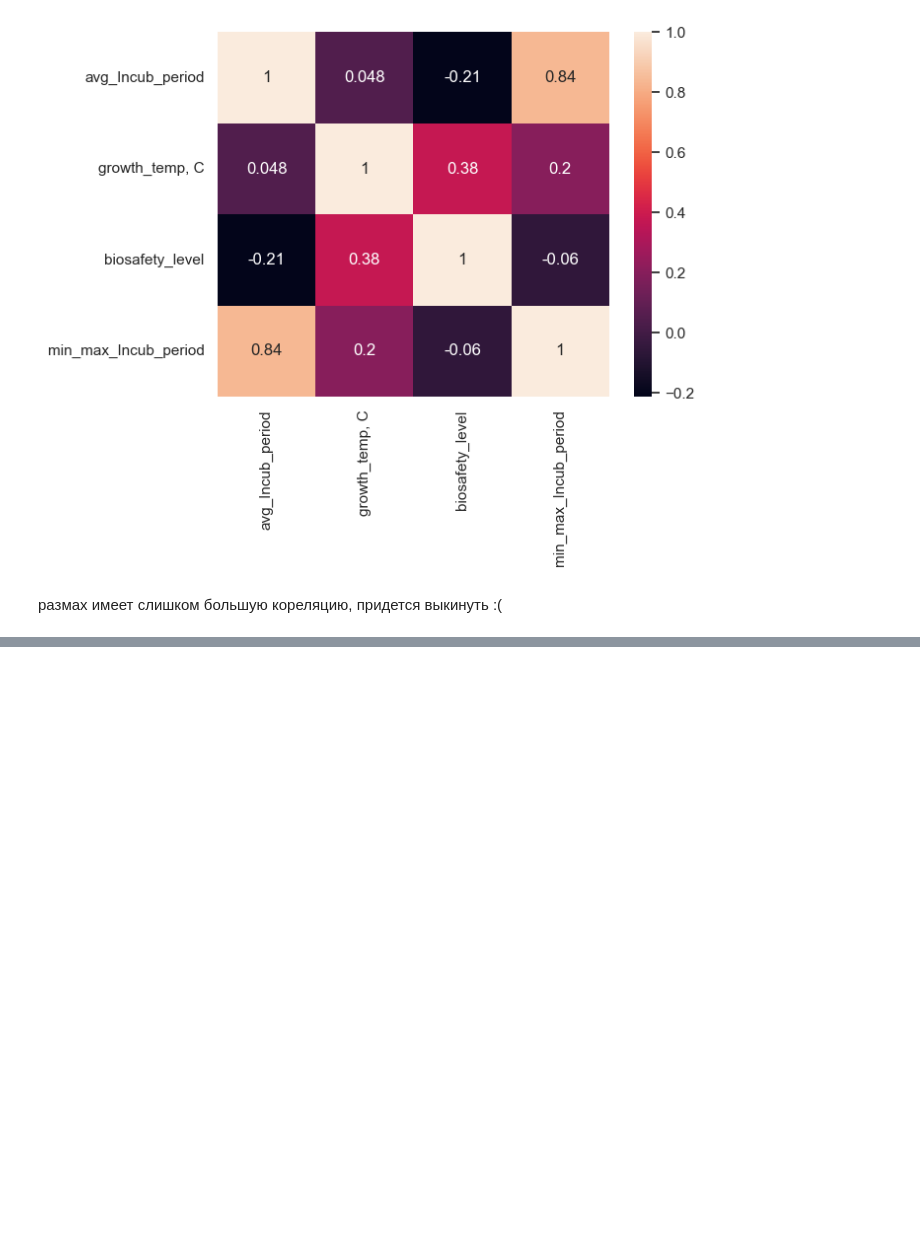
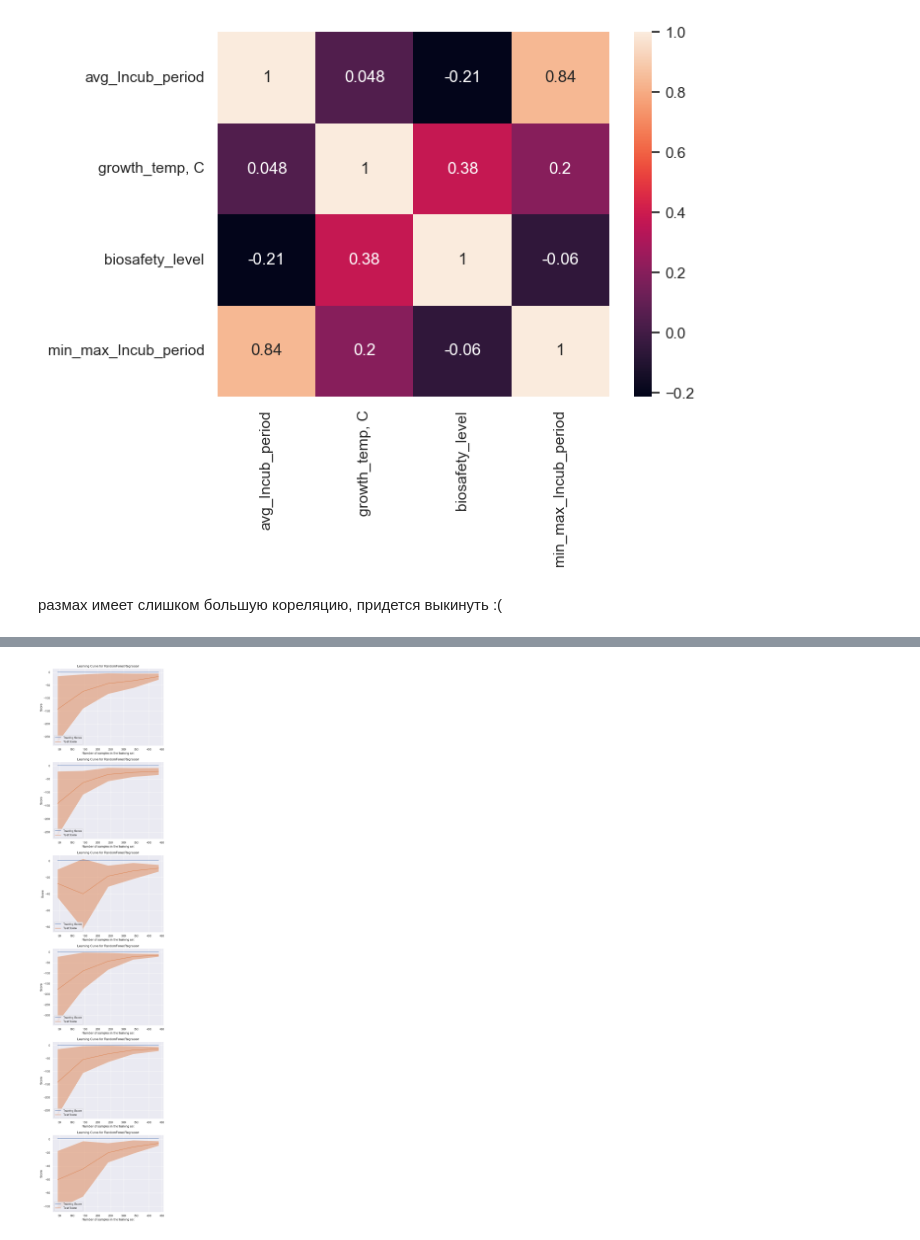
Before and after one commit to vahahahart/hackathon_team_3, a Jupyter notebook: tmp_vah.ipynb, the cells around one changed output, grey strips where cells are left out. Saved outputs shown, nothing was run; the diff lists cells and outputs as text; code cells hidden in the pictures; blank space fills up the shorter version.

Commit message:
add models to tmp_vah

```diff
--- a/tmp_vah.ipynb
+++ b/tmp_vah.ipynb
@@ -638,0 +669,4 @@ df_dummy.shape
+# %%
+X, y = df_dummy.drop(columns=['ZOI_drug_NP']), df_dummy['ZOI_drug_NP']
+# %%
+X_train, X_test, y_train, y_test = train_test_split(X, y, test_size=0.2, random_state=random_state)
@@ -638,0 +675,20 @@ df_dummy.shape
+# %%
+models = [
+    Lasso(random_state=random_state),
+    Ridge(random_state=random_state),
+    DecisionTreeRegressor(random_state=random_state),
+    KNeighborsRegressor(),
+    SVR(),
+    RandomForestRegressor(random_state=random_state, ),
+    # GradientBoostingRegressor(random_state=random_state),
+    # CatBoostRegressor(random_state=random_state, verbose=False) # early_stopping_rounds=?
+]
+# %%
+for model in models:
+    print('---', model.__class__.__name__, '---')
+
+    pipe = Pipeline([('scaler', RobustScaler()), ('model', model)])
+    pipe.fit(X_train, y_train)
+
+    r2 = r2_score(y_test, pipe.predict(X_test))
+    print(f'Score: {r2}\n')
@@ -638,0 +732,15 @@ df_dummy.shape
+# %%
+fig, ax = plt.subplots(len(models), 1, figsize=(7,30))
+ax = ax.flatten()
+for i, model in enumerate(models):
+    LearningCurveDisplay.from_estimator(
+        model, X=X, y=y,
+        ax=ax[i], n_jobs=-1
+    )
+    handles, label = ax[i].get_legend_handles_labels()
+    ax[i].legend(handles[:2], ["Training Score", "Test Score"])
+    ax[i].set_title(f"Learning Curve for {pipe['model'].__class__.__name__}");
+# plt.savefig("image.png",bbox_inches='tight',dpi=100)
+plt.tight_layout()
+# %% [output]
+[figure, added]
```
Also changed, not shown: parts of 57 cells of this notebook.
